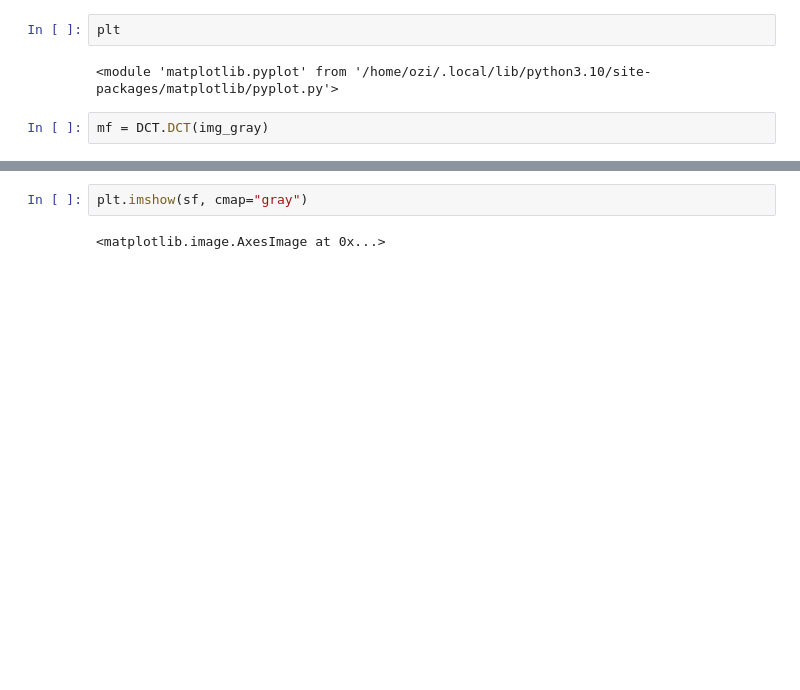
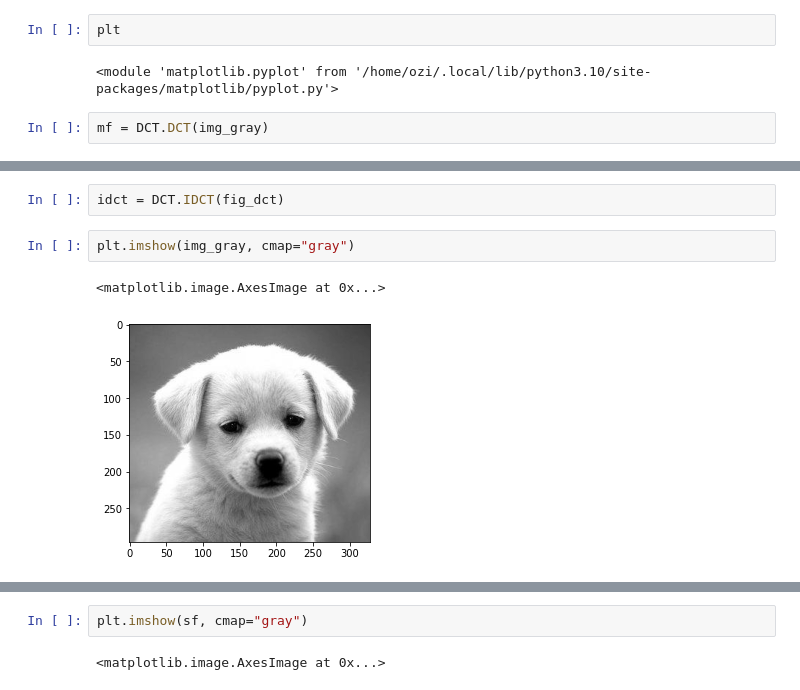
Before and after one commit to KareemElozeiri/JPEG-From-Scratch, a Jupyter notebook: notebooks/DCT.ipynb, the cells around one changed output, grey strips where cells are left out. Cells and saved outputs as stored; diff of their text form; blank space fills up the shorter version.

```diff
--- a/notebooks/DCT.ipynb
+++ b/notebooks/DCT.ipynb
@@ -126,0 +153,7 @@ plt.imshow(mf[64:72, 64:72], cmap="gray")
+# %%
+idct = DCT.IDCT(fig_dct)
+# %%
+plt.imshow(img_gray, cmap="gray")
+# %% [output]
+<matplotlib.image.AxesImage at 0x...>
+[figure, added]
```
Also changed, not shown: parts of 22 cells of this notebook, 1 other file.
